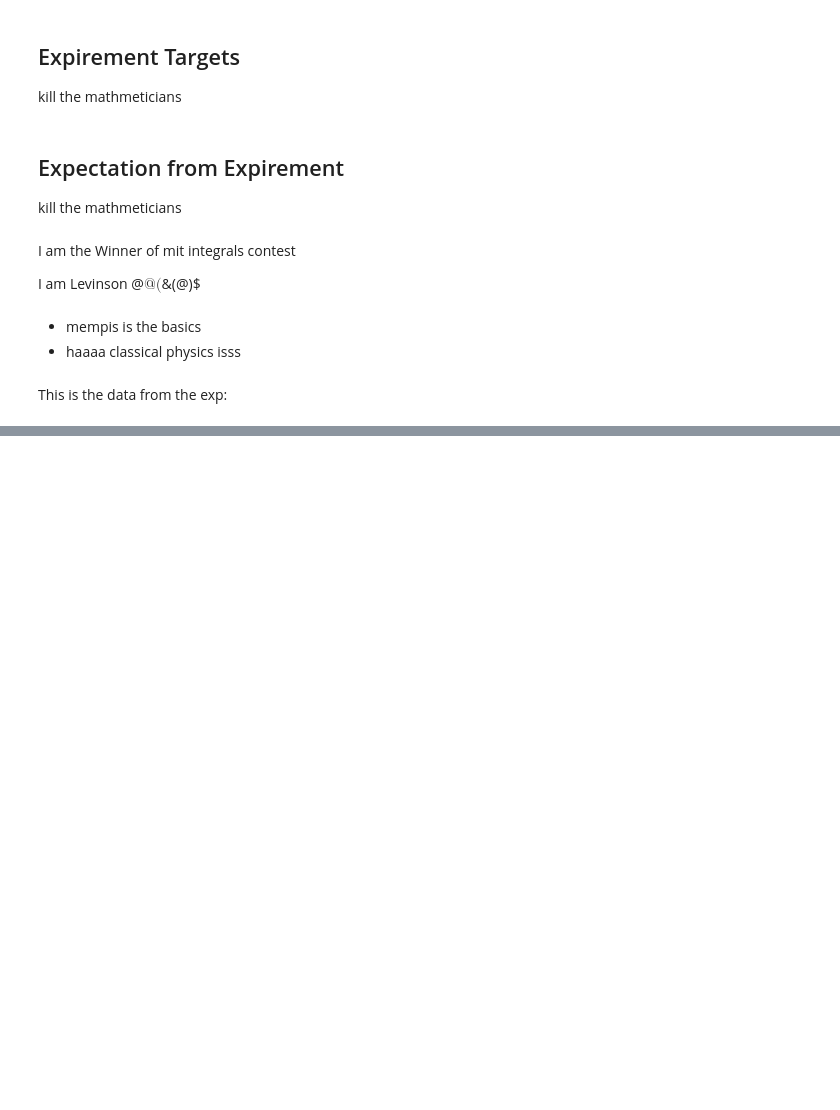
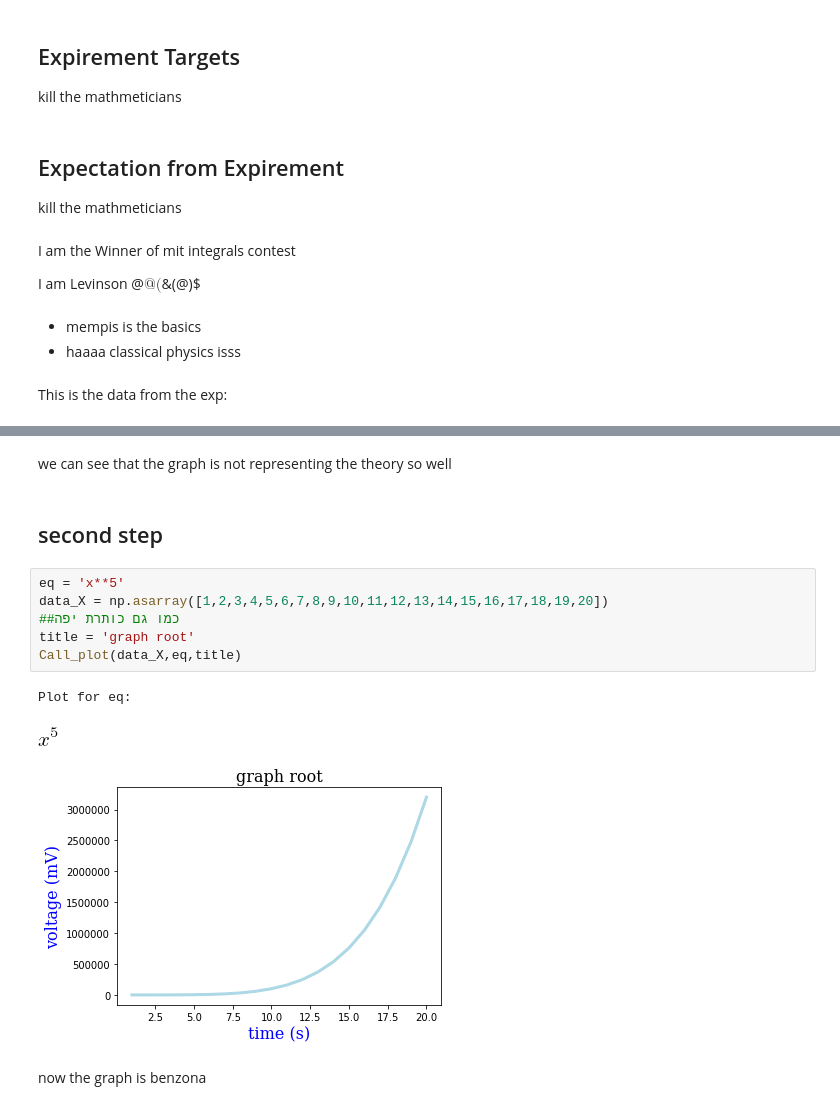
Before and after one commit to Ohadforman/LAB-REPORT, a Jupyter notebook: EXP.ipynb, the cells around one changed output, grey strips where cells are left out. Cells and saved outputs as stored; diff of their text form; blank space fills up the shorter version.

```diff
--- a/EXP.ipynb
+++ b/EXP.ipynb
@@ -115,0 +105,15 @@ display(inte)
+# %% [markdown]
+we can see that the graph is not representing the theory so well
+# %% [markdown]
+## second step
+# %%
+eq = 'x**5'
+data_X = np.asarray([1,2,3,4,5,6,7,8,9,10,11,12,13,14,15,16,17,18,19,20])                                         ##כמו גם כותרת יפה
+title = 'graph root'
+Call_plot(data_X,eq,title)
+# %% [output]
+Plot for eq:
+[figure, added]
+[figure, added]
+# %% [markdown]
+now the graph is benzona
```
Also changed, not shown: parts of 21 cells of this notebook.
